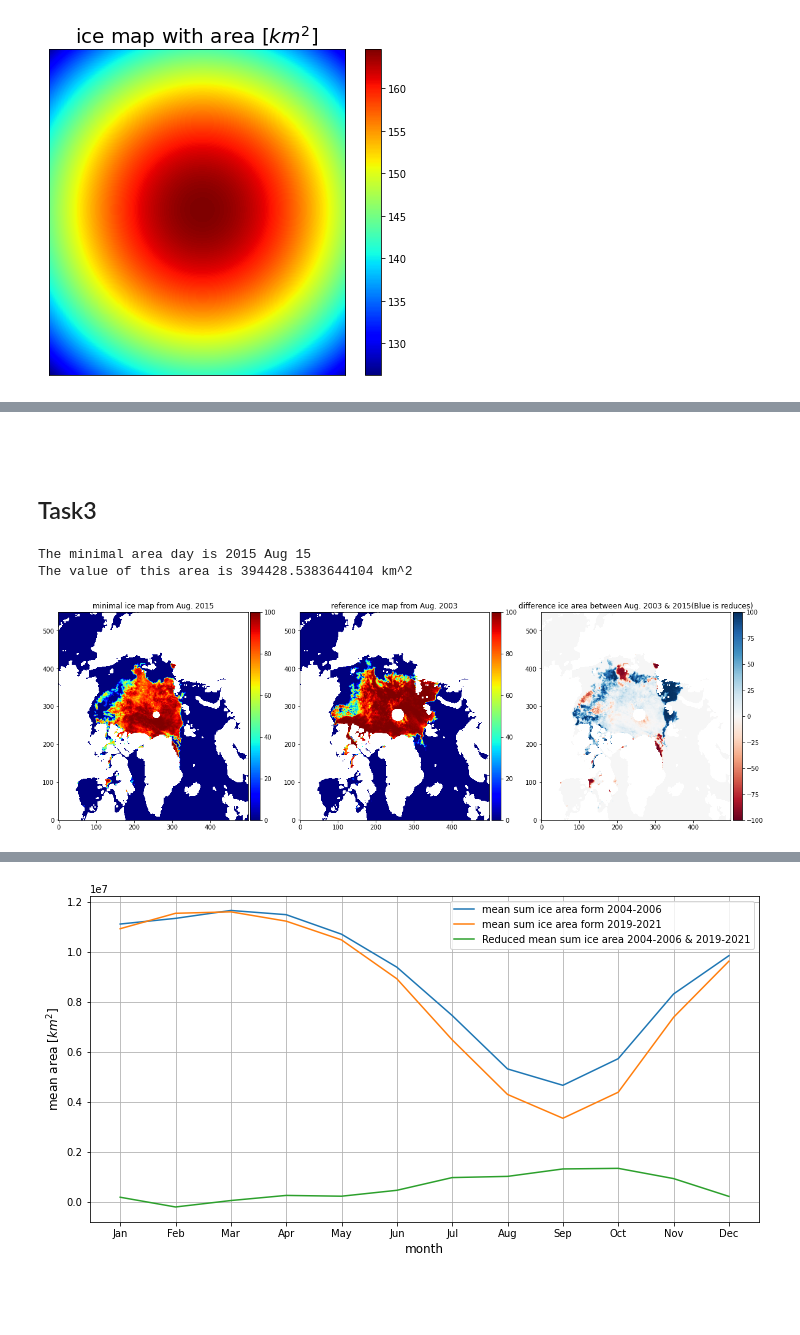
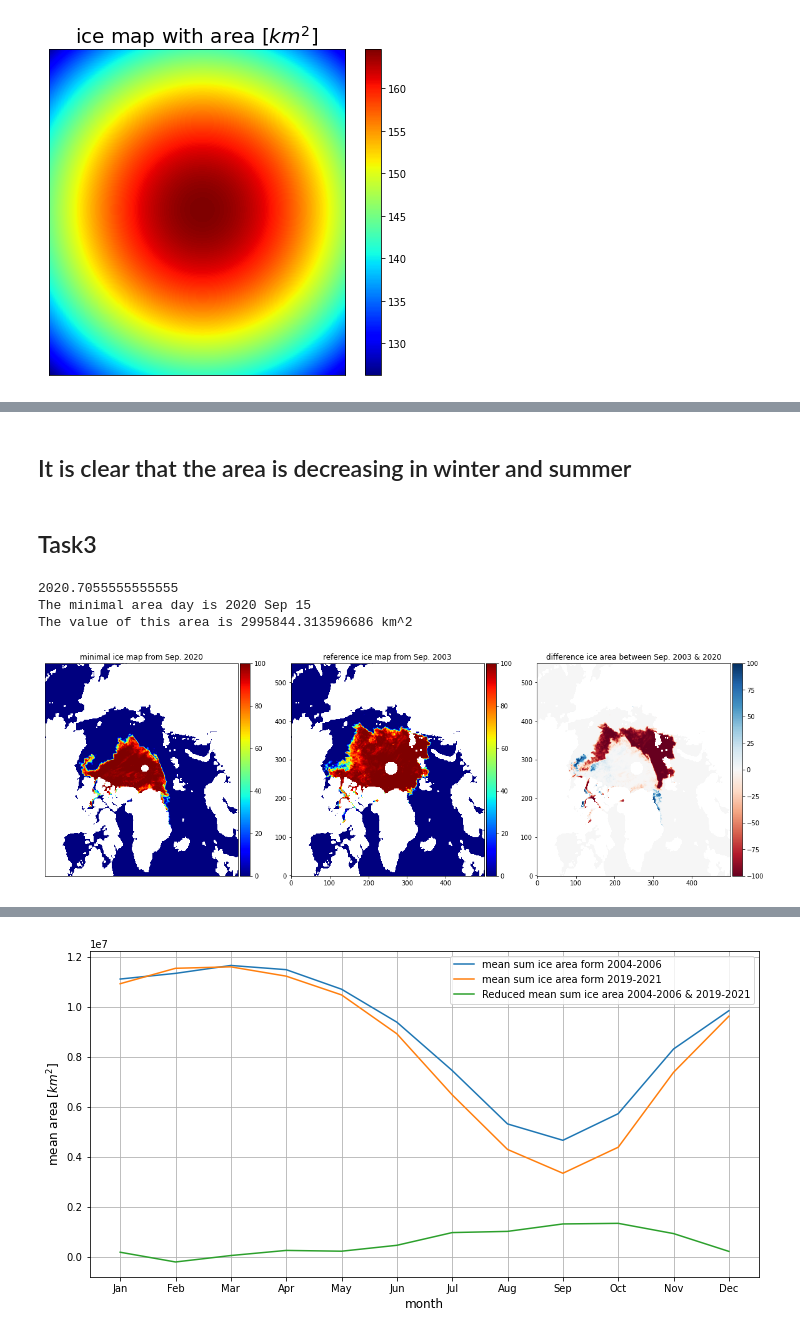
Before and after one commit to wanjeans/Lecture-718-BCGS-Programm-SS2022-with-Python-, a Jupyter notebook: lecture_06/Project_2_Arctic_Ice_maps_students.ipynb, the cells around one changed output, grey strips where cells are left out. Saved outputs shown, nothing was run; the diff lists cells and outputs as text; code cells hidden in the pictures; blank space fills up the shorter version.

```diff
--- a/lecture_06/Project_2_Arctic_Ice_maps_students.ipynb
+++ b/lecture_06/Project_2_Arctic_Ice_maps_students.ipynb
@@ -169,0 +179,15 @@ time_ymd=time_ymd[a,:]
+# %%
+#a value above 50%
+total_ice_area_50=np.zeros(np.size(times))
+one = np.ones((load_data(time_ymd[0,0],time_ymd[0,1],time_ymd[0,2]).shape))
+for i in range(np.size(times)):
+    data=load_data(time_ymd[i,0],time_ymd[i,1],time_ymd[i,2])
+    total_ice_area_50[i]=np.nansum(one[data>=50])
+#print(total_ice_area_50[0])
+plt.figure(figsize=(12,6))
+plt.plot(times,total_ice_area_50)
+plt.xlabel('time [year], for example 2012.5=01.Jun.2012',size=12)
+plt.ylabel('total area number $>50\%$',size=12)
+plt.grid()
+plt.title('total number of ice map bigger than $>50\%$ with times',size=16)
+plt.show()
@@ -185,8 +211,8 @@ plt.show()
 total_ice_area=np.zeros(np.size(times))
 for i in range(np.size(times)):
     data=load_data(time_ymd[i,0],time_ymd[i,1],time_ymd[i,2])
-    total_ice_area[i]=np.nansum(area[data>=99])
-
+    total_ice_area[i]=np.nansum(data[data>=99]*area[data>=99]/100)
+#print(total_ice_area[0])
 plt.figure(figsize=(12,6))
 plt.plot(times,total_ice_area)
 plt.xlabel('time [year], for example 2012.5=01.Jun.2012',size=12)
@@ -194,13 +220,5 @@ plt.ylabel('total area [$km^2$]',size=12)
 plt.grid()
 plt.title('total area of ice map bigger than $99\%$ with times',size=16)
 plt.show()
-plt.figure(figsize=(12,6))
-plt.plot(times,total_ice_area)
-plt.xlabel('time [year], for example 2012.5=01.Jun.2012',size=12)
-plt.ylabel('total area [$km^2$]',size=12)
-plt.yscale('log')
-plt.grid()
-plt.title('total area of ice map bigger than $99\%$ with times, with y axis in log scale',size=16)
-plt.show()
 # %% [output]
 [figure]
@@ -208,16 +225,22 @@ plt.show()
-# %% [markdown]
-##
+# %% [markdown]
+## It is clear that the area is decreasing in winter and summer
 # %% [markdown]
 ## Task3
 # %%
 # Find the minimal total ice area
+total_ice_area=np.zeros(np.size(times))
+for i in range(np.size(times)):
+    data=load_data(time_ymd[i,0],time_ymd[i,1],time_ymd[i,2])
+    total_ice_area[i]=np.nansum(area*data/100)
 
-min_year=np.argmin(total_ice_area)
+min_year=np.argmin(total_ice_area)###!!!!
+print(times[min_year])
 print('The minimal area day is '+str(int(time_ymd[min_year,0]))+' '+month_str[int(time_ymd[min_year,1])-1]+' '+str(int(time_ymd[min_year,2])))
 print('The value of this area is '+str(total_ice_area[min_year])+' km^2')
 # %% [output]
-The minimal area day is 2015 Aug 15
-The value of this area is 394428.5383644104 km^2
+2020.7055555555555
+The minimal area day is 2020 Sep 15
+The value of this area is 2995844.313596686 km^2
 # %%
 #read the map of the minimal day and the Reference sample in 2003
 
@@ -231,36 +254,39 @@ ref_map=load_data(2003,time_ymd[min_year,1],time_ymd[min_year,2])
 die_map=ref_map-min_map
 #calculate the difference between the 2003 and the minimal total ice area(2015) in same day.
 
 import matplotlib.colors as mcolors
 
 fig = plt.figure(figsize=(20,60))
+
 ax1=plt.subplot(1,3,1)
 min_im=ax1.imshow(min_map,origin='lower',cmap=plt.cm.jet)
 plt.title('minimal ice map from '+month_str[int(time_ymd[min_year,1])-1]+'. '+str(int(time_ymd[min_year,0])))
 divider = make_axes_locatable(ax1)
 cax = divider.append_axes('right', size='5%', pad=0.05)
+ax1.set_xticks([])
+ax1.set_yticks([])
 plt.colorbar(min_im,cax)
 #subplot for minimal ice area with colorbar
 
 ax2=plt.subplot(1,3,2)
 ref_im=ax2.imshow(ref_map,origin='lower',cmap=plt.cm.jet)
 plt.title('reference ice map from '+month_str[int(time_ymd[min_year,1])-1]+'. '+str(2003))
 divider = make_axes_locatable(ax2)
 cax = divider.append_axes('right', size='5%', pad=0.05)
 plt.colorbar(ref_im,cax)
 #subplot for reference ice area (2003) with colorbar
 
 ax3=plt.subplot(1,3,3)
 norm = mcolors.Normalize(vmin=-100, vmax=100)
-ref_im=ax3.imshow(die_map,origin='lower',cmap=plt.cm.RdBu,norm=norm)
-plt.title('difference ice area between '+month_str[int(time_ymd[min_year,1])-1]+'. '+str(2003)+' & '+str(int(time_ymd[min_year,0]))+'(Blue is reduces)')
+ref_im=ax3.imshow(-die_map,origin='lower',cmap=plt.cm.RdBu,norm=norm)
+plt.title('difference ice area between '+month_str[int(time_ymd[min_year,1])-1]+'. '+str(2003)+' & '+str(int(time_ymd[min_year,0])))
 divider = make_axes_locatable(ax3)
 cax = divider.append_axes('right', size='5%', pad=0.05)
 plt.colorbar(ref_im,cax)
 #subplot the differece between the reference and minimal ice area (min-ref)
 plt.show()
 # %% [output]
-[figure, old version]
+[figure, new version]
 # %%
 # Calculate the mean area in months from 2004-2006 as ice_map_0406 and 2019-2021 as ice_map_1921
 
```
Also changed, not shown: parts of 5 cells of this notebook.
